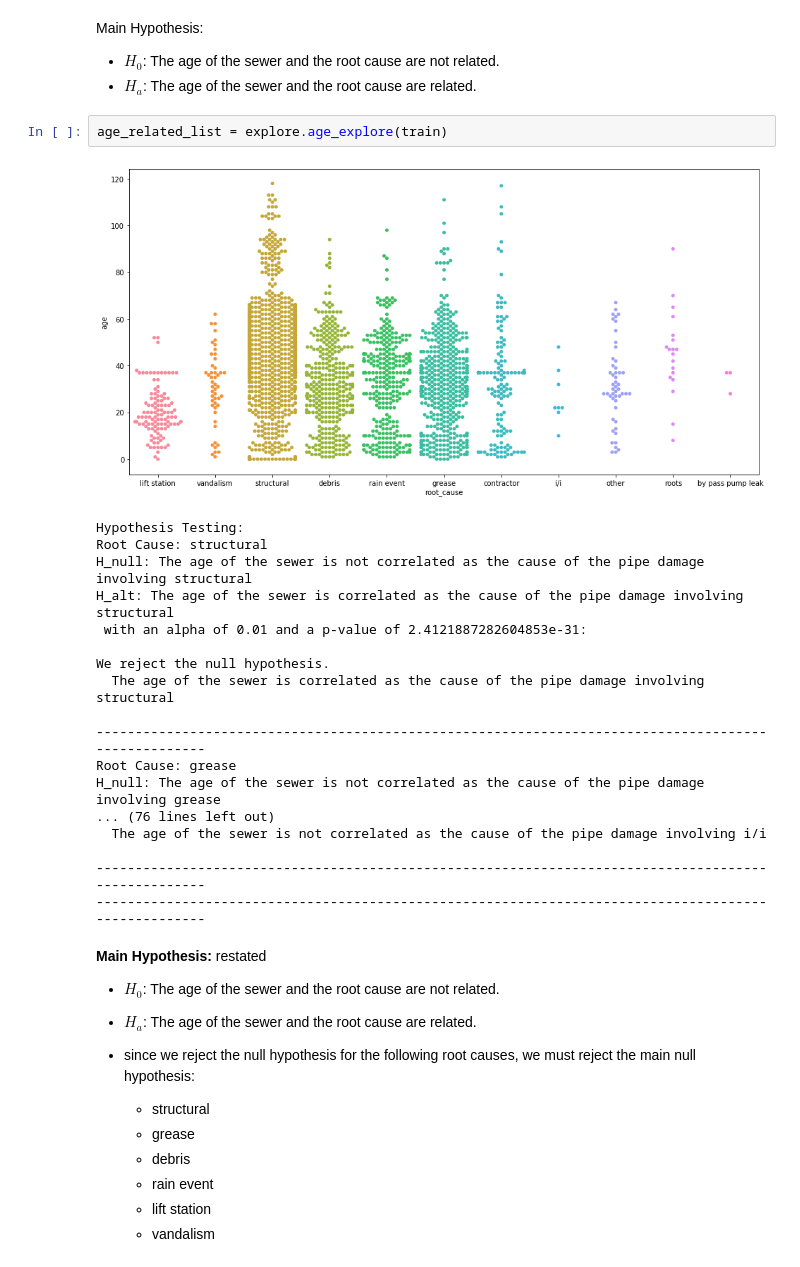
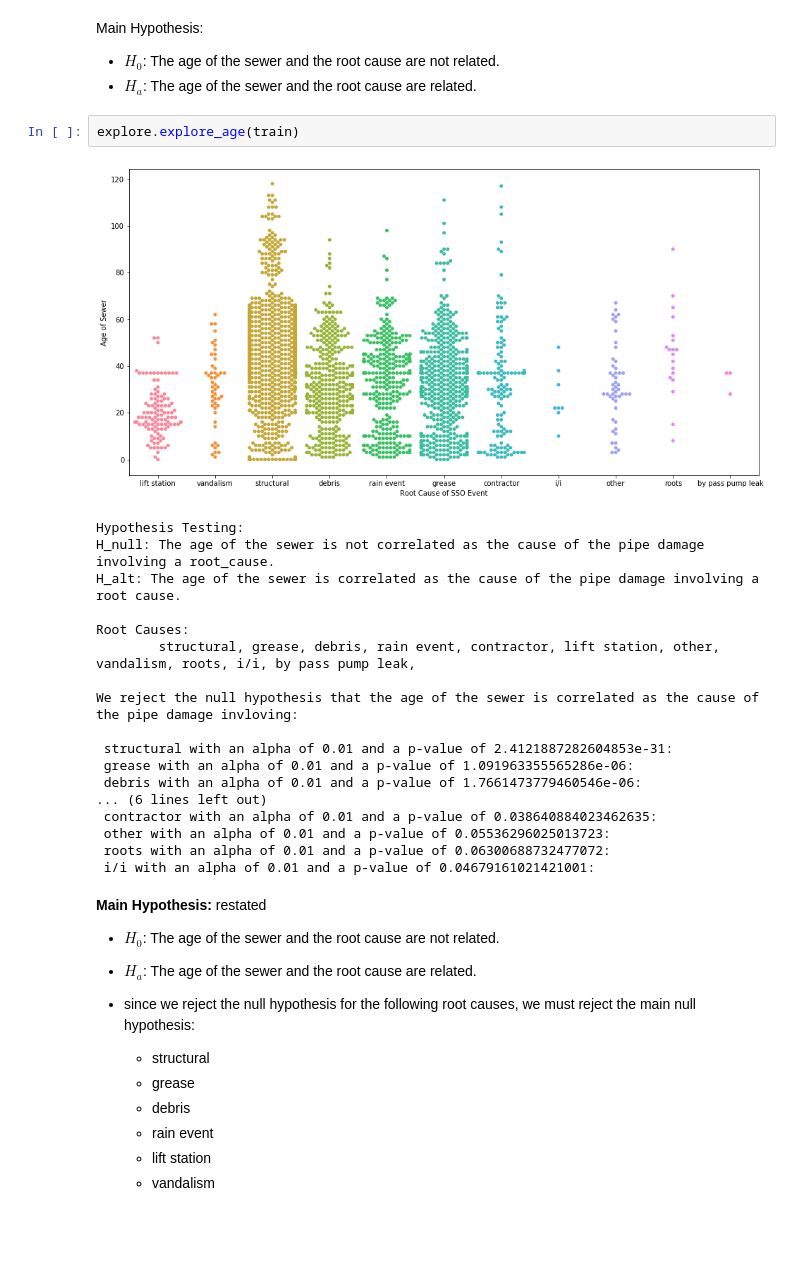
Before and after one commit to we-came-we-SAWS-we-conquered/saws-capstone-project, a Jupyter notebook: ryan-repo/saws_capstone_project.ipynb, the cells around one changed output. Cells and saved outputs as stored; diff of their text form; blank space fills up the shorter version.

```diff
--- a/ryan-repo/saws_capstone_project.ipynb
+++ b/ryan-repo/saws_capstone_project.ipynb
@@ -168,27 +168,27 @@ train, test = train_test_split(df, train_size=.8, random_state=123)
 Main Hypothesis:
 - $H_0$: The age of the sewer and the root cause are not related.
 - $H_a$: The age of the sewer and the root cause are related.
-# %%
-age_related_list = explore.age_explore(train)
-# %% [output]
-[figure, removed]
-Hypothesis Testing:
-Root Cause: structural
-H_null: The age of the sewer is not correlated as the cause of the pipe damage involving structural
-H_alt: The age of the sewer is correlated as the cause of the pipe damage involving structural
- with an alpha of 0.01 and a p-value of 2.4121887282604853e-31:
-
-We reject the null hypothesis.
-  The age of the sewer is correlated as the cause of the pipe damage involving structural
-
-----------------------------------------------------------------------------------------------------
-Root Cause: grease
-H_null: The age of the sewer is not correlated as the cause of the pipe damage involving grease
-... (76 lines left out)
-  The age of the sewer is not correlated as the cause of the pipe damage involving i/i
-
-----------------------------------------------------------------------------------------------------
-----------------------------------------------------------------------------------------------------
+# %%
+explore.explore_age(train)
+# %% [output]
+[figure, added]
+Hypothesis Testing:
+H_null: The age of the sewer is not correlated as the cause of the pipe damage involving a root_cause.
+H_alt: The age of the sewer is correlated as the cause of the pipe damage involving a root cause.
+
+Root Causes:
+        structural, grease, debris, rain event, contractor, lift station, other, vandalism, roots, i/i, by pass pump leak,
+
+We reject the null hypothesis that the age of the sewer is correlated as the cause of the pipe damage invloving:
+
+ structural with an alpha of 0.01 and a p-value of 2.4121887282604853e-31:
+ grease with an alpha of 0.01 and a p-value of 1.091963355565286e-06:
+ debris with an alpha of 0.01 and a p-value of 1.7661473779460546e-06:
+... (6 lines left out)
+ contractor with an alpha of 0.01 and a p-value of 0.038640884023462635:
+ other with an alpha of 0.01 and a p-value of 0.05536296025013723:
+ roots with an alpha of 0.01 and a p-value of 0.06300688732477072:
+ i/i with an alpha of 0.01 and a p-value of 0.04679161021421001:
 # %% [markdown]
 
 **Main Hypothesis:** restated
```
Also changed, not shown: parts of 16 cells of this notebook, 4 other files.
